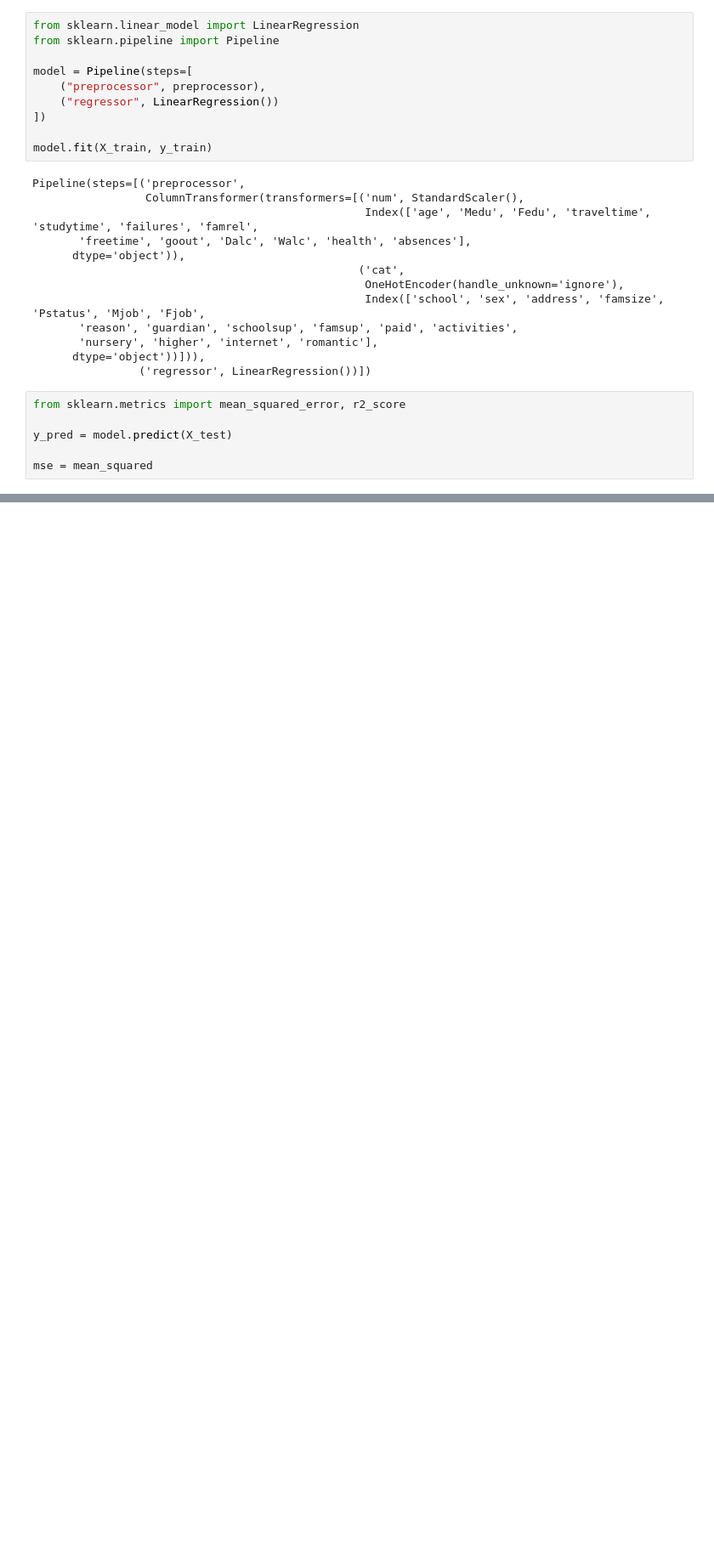
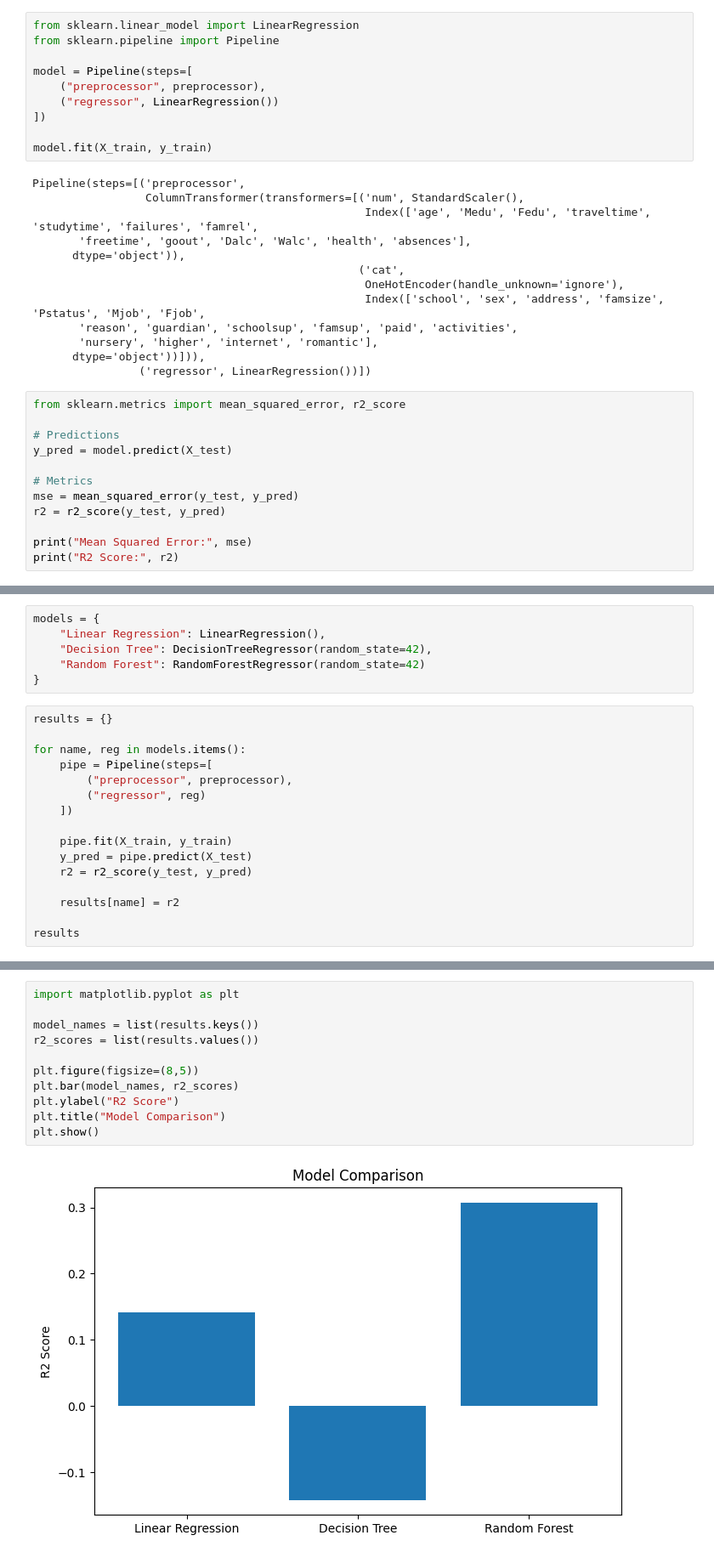
Before and after one commit to sanmati2005/ml-student-performance, a Jupyter notebook: notebook/eda.ipynb, the cells around one changed output, grey strips where cells are left out. Shown at 85% size. Drawn from its saved outputs; the diff is of its cells as text; blank space fills up the shorter version.

Commit message:
Updated full notebook with regression, classification and comparison metrics

```diff
--- a/notebook/eda.ipynb
+++ b/notebook/eda.ipynb
@@ -162,7 +162,13 @@ Pipeline(steps=[('preprocessor',
 # %%
 from sklearn.metrics import mean_squared_error, r2_score
 
+# Predictions
 y_pred = model.predict(X_test)
 
-mse = mean_squared
+# Metrics
+mse = mean_squared_error(y_test, y_pred)
+r2 = r2_score(y_test, y_pred)
+
+print("Mean Squared Error:", mse)
+print("R2 Score:", r2)
 # %% [output]
@@ -169,0 +183,22 @@ NameError: name 'mean_squared' is not defined
+# %%
+models = {
+    "Linear Regression": LinearRegression(),
+    "Decision Tree": DecisionTreeRegressor(random_state=42),
+    "Random Forest": RandomForestRegressor(random_state=42)
+}
+# %%
+results = {}
+
+for name, reg in models.items():
+    pipe = Pipeline(steps=[
+        ("preprocessor", preprocessor),
+        ("regressor", reg)
+    ])
+
+    pipe.fit(X_train, y_train)
+    y_pred = pipe.predict(X_test)
+    r2 = r2_score(y_test, y_pred)
+
+    results[name] = r2
+
+results
@@ -169,0 +209,13 @@ NameError: name 'mean_squared' is not defined
+# %%
+import matplotlib.pyplot as plt
+
+model_names = list(results.keys())
+r2_scores = list(results.values())
+
+plt.figure(figsize=(8,5))
+plt.bar(model_names, r2_scores)
+plt.ylabel("R2 Score")
+plt.title("Model Comparison")
+plt.show()
+# %% [output]
+[figure, added]
```
Also changed, not shown: parts of 13 cells of this notebook.
